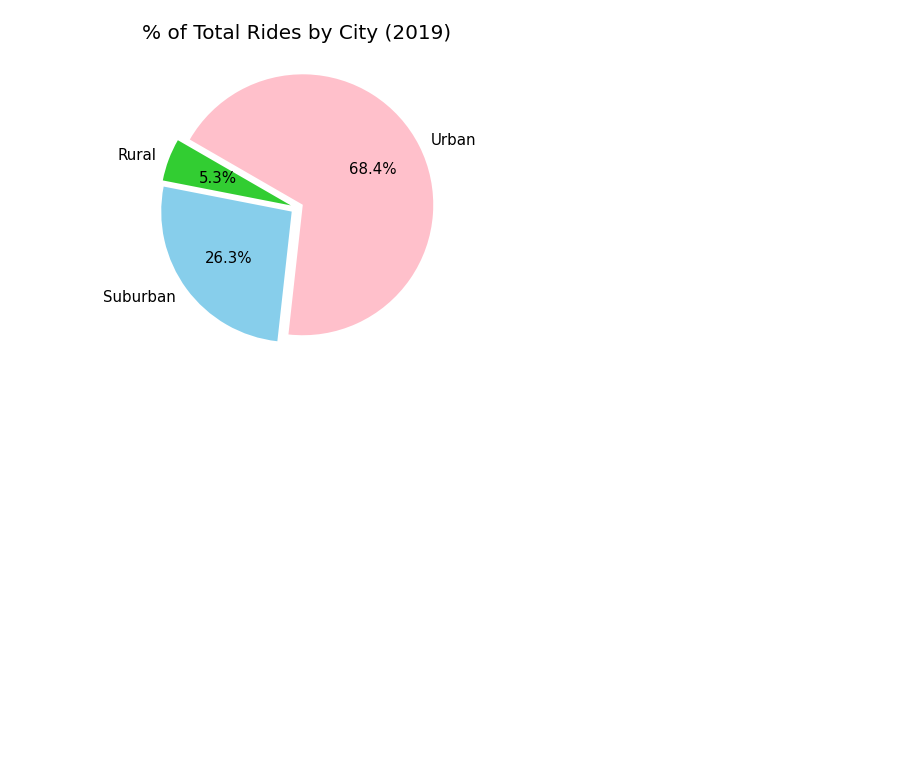
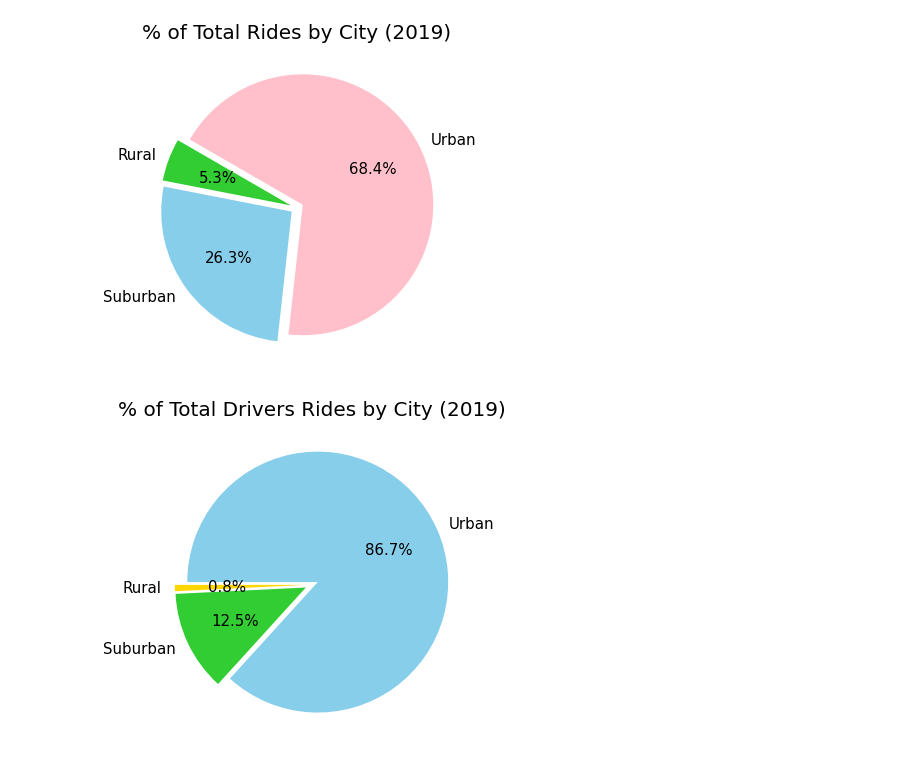
Before and after one commit to Bag0niku/PyBer_Analysis, a Jupyter notebook: Pyber.ipynb, the cells around one changed output. Saved outputs shown, nothing was run; the diff lists cells and outputs as text; code cells hidden in the pictures; blank space fills up the shorter version.

Commit message:
Total Drivers by City.png

```diff
--- a/Pyber.ipynb
+++ b/Pyber.ipynb
@@ -155,3 +155,10 @@ ax5.set_title('% of Total Rides by City (2019)', fontsize='20')
 fig5.savefig('Analysis\\Total_Rides_by_City.png')
 # %% [output]
 [figure]
+# %%
+fig6, ax6, = plt.subplots(figsize=(6,6))
+ax6.pie(x=all_data.groupby(['type']).sum()['driver_count'], labels=all_data.groupby(['type']).sum()['driver_count'].index, autopct='%1.1f%%', explode=explode, colors=['gold','limegreen', 'skyblue'], startangle=180)
+ax6.set_title('% of Total Drivers Rides by City (2019)', fontsize='20')
+fig6.savefig('Analysis\\Total_Drivers_by_City.png')
+# %% [output]
+[figure, added]
```
Also changed, not shown: 1 other file.
